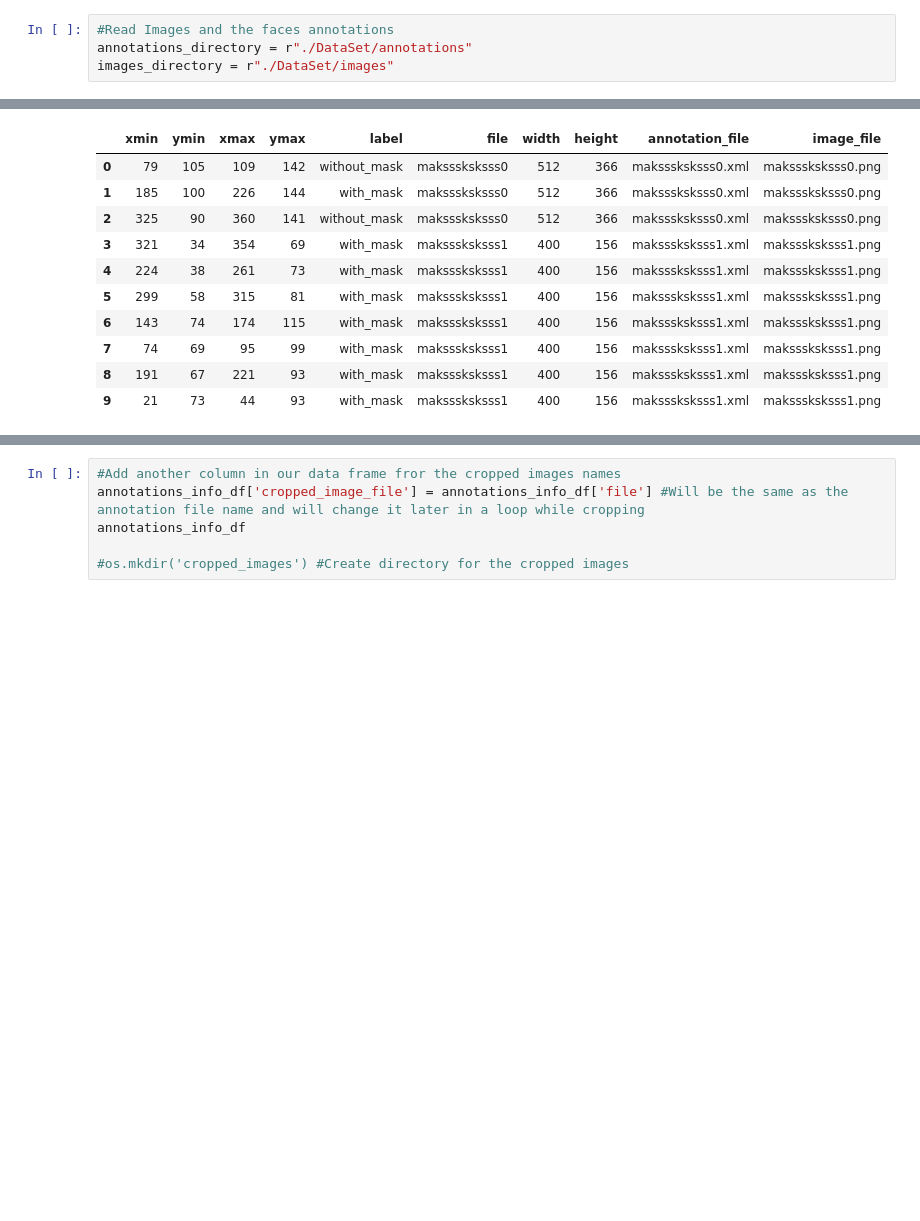
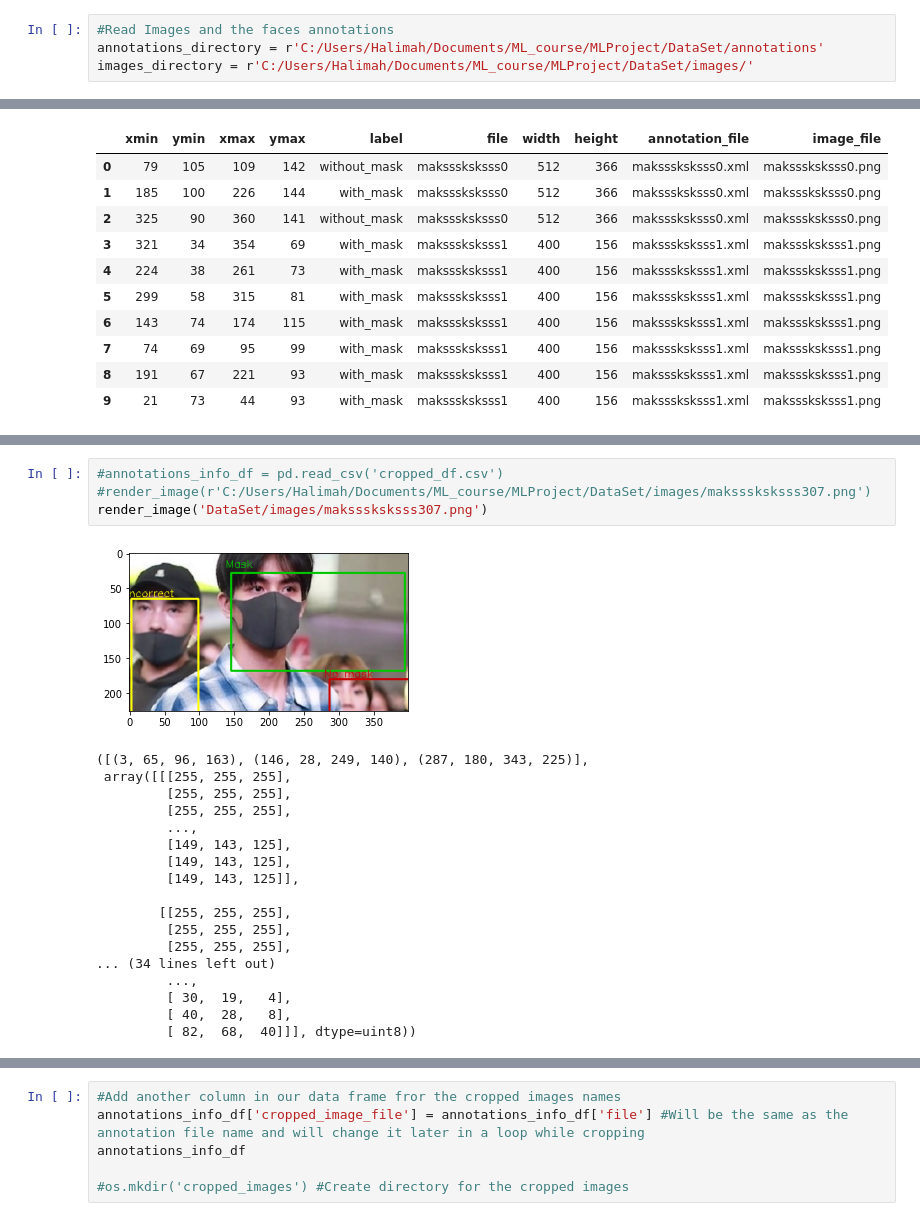
Before and after one commit to ddeluca98/face-mask-detection, a Jupyter notebook: Data_Preprocess.ipynb, the cells around one changed output, grey strips where cells are left out. Saved outputs shown, nothing was run; the diff lists cells and outputs as text; blank space fills up the shorter version.

```diff
--- a/Data_Preprocess.ipynb
+++ b/Data_Preprocess.ipynb
@@ -19,6 +18,6 @@ import cv2
 from xml.etree import ElementTree
 # %%
 #Read Images and the faces annotations
-annotations_directory = r"./DataSet/annotations"
-images_directory = r"./DataSet/images"
+annotations_directory = r'C:/Users/Halimah/Documents/ML_course/MLProject/DataSet/annotations'
+images_directory = r'C:/Users/Halimah/Documents/ML_course/MLProject/DataSet/images/'
 # %%
@@ -126,3 +126,26 @@ def render_image(image_path):
     plt.show()
 
     return bound_box,image
+# %%
+#annotations_info_df = pd.read_csv('cropped_df.csv')
+#render_image(r'C:/Users/Halimah/Documents/ML_course/MLProject/DataSet/images/maksssksksss307.png')
+render_image('DataSet/images/maksssksksss307.png')
+# %% [output]
+[figure, added]
+([(3, 65, 96, 163), (146, 28, 249, 140), (287, 180, 343, 225)],
+ array([[[255, 255, 255],
+         [255, 255, 255],
+         [255, 255, 255],
+         ...,
+         [149, 143, 125],
+         [149, 143, 125],
+         [149, 143, 125]],
+
+        [[255, 255, 255],
+         [255, 255, 255],
+         [255, 255, 255],
+... (34 lines left out)
+         ...,
+         [ 30,  19,   4],
+         [ 40,  28,   8],
+         [ 82,  68,  40]]], dtype=uint8))
```
Also changed, not shown: parts of 13 cells of this notebook, 1 other file.
